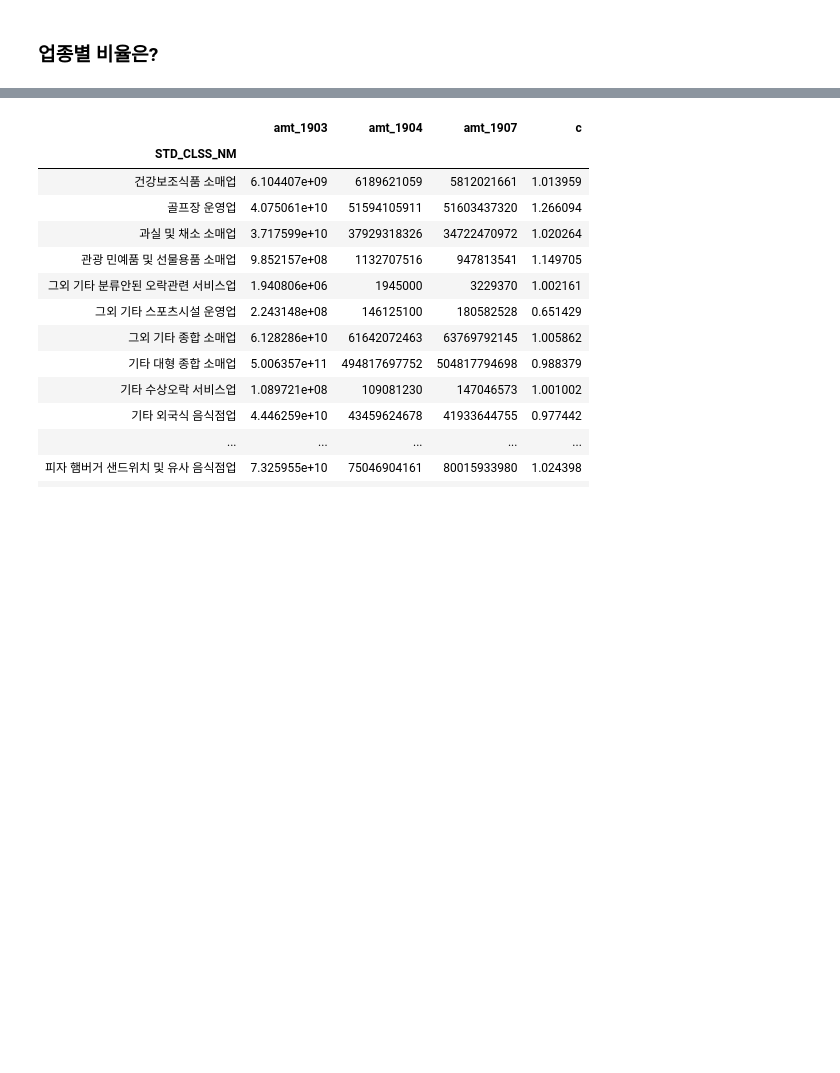
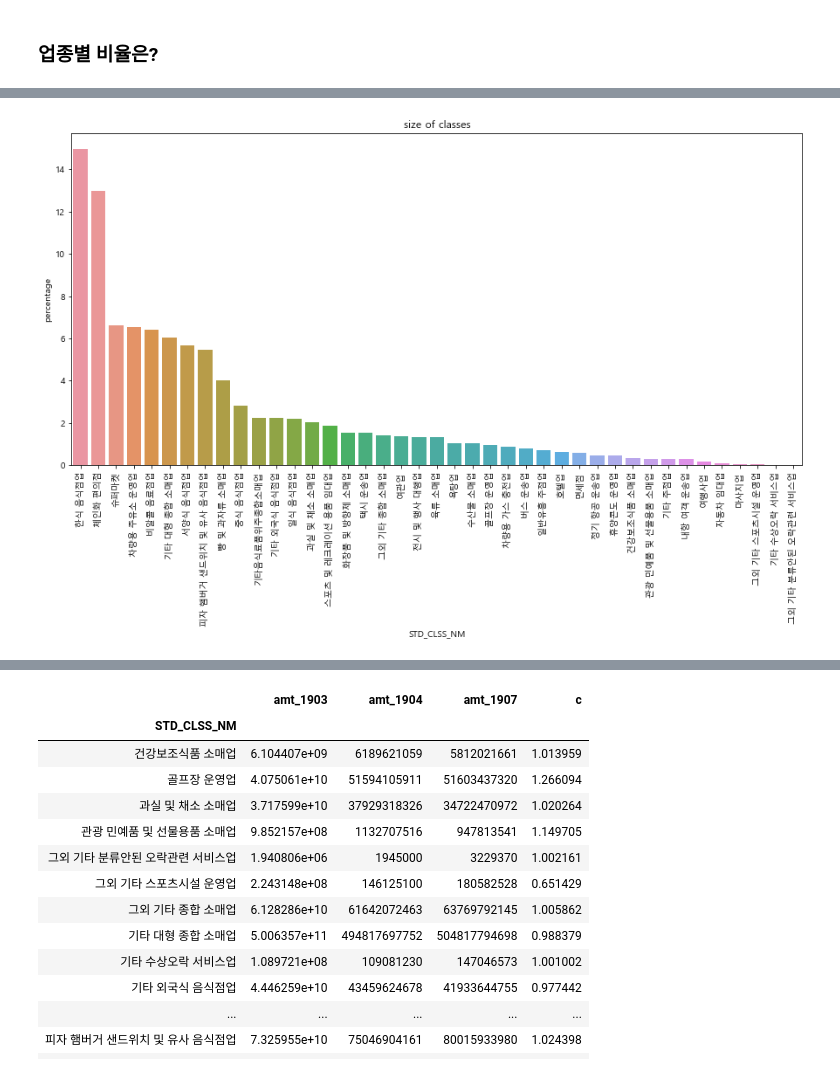
Before and after one commit to deagwon97/dacon-jeju-creditcard, a Jupyter notebook: jeju_creditcard_base_line_code.ipynb, the cells around one changed output, grey strips where cells are left out. Drawn from its saved outputs; the diff is of its cells as text; code cells hidden in the pictures; blank space fills up the shorter version.

```diff
--- a/jeju_creditcard_load_data.ipynb
+++ b/jeju_creditcard_base_line_code.ipynb
@@ -129,3 +131,11 @@ clss
+# %%
+plt.figure(figsize = (15,7))
+sns.barplot(clss.index, clss.percentage)
+plt.title('size of classes')
+plt.xticks(rotation= 90)
+plt.show()
+# %% [output]
+[figure, added]
 # %%
 example = data.loc[data.STD_CLSS_NM==class_name_list[0],['REG_YYMM', 'AMT']]
 example = example.groupby('REG_YYMM').sum()
```
Also changed, not shown: parts of 28 cells of this notebook.
